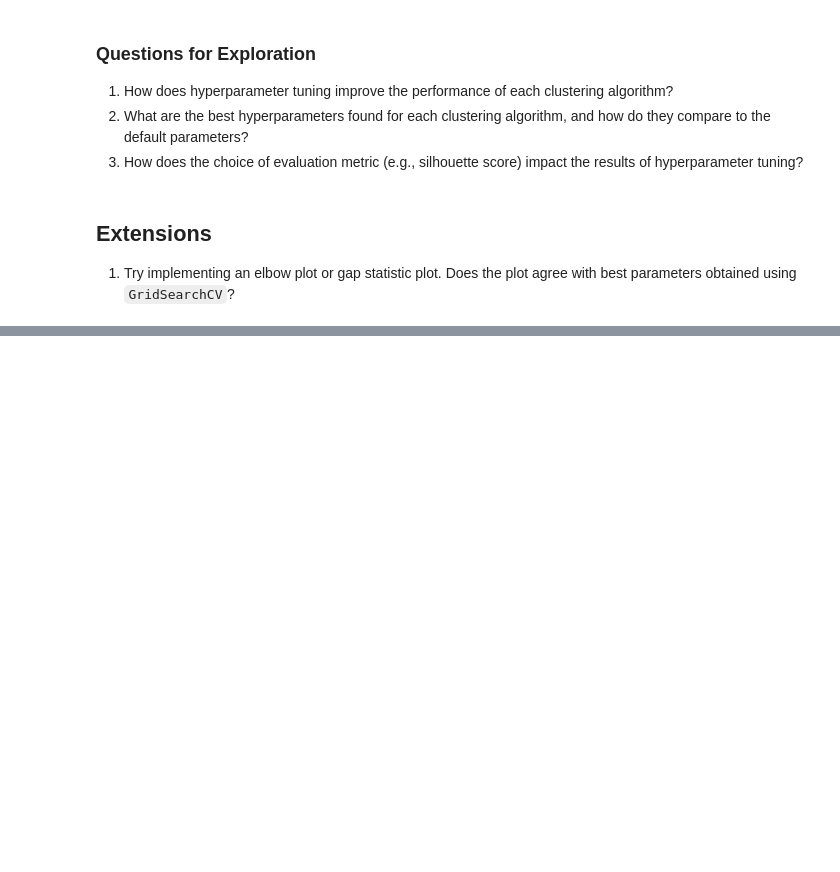
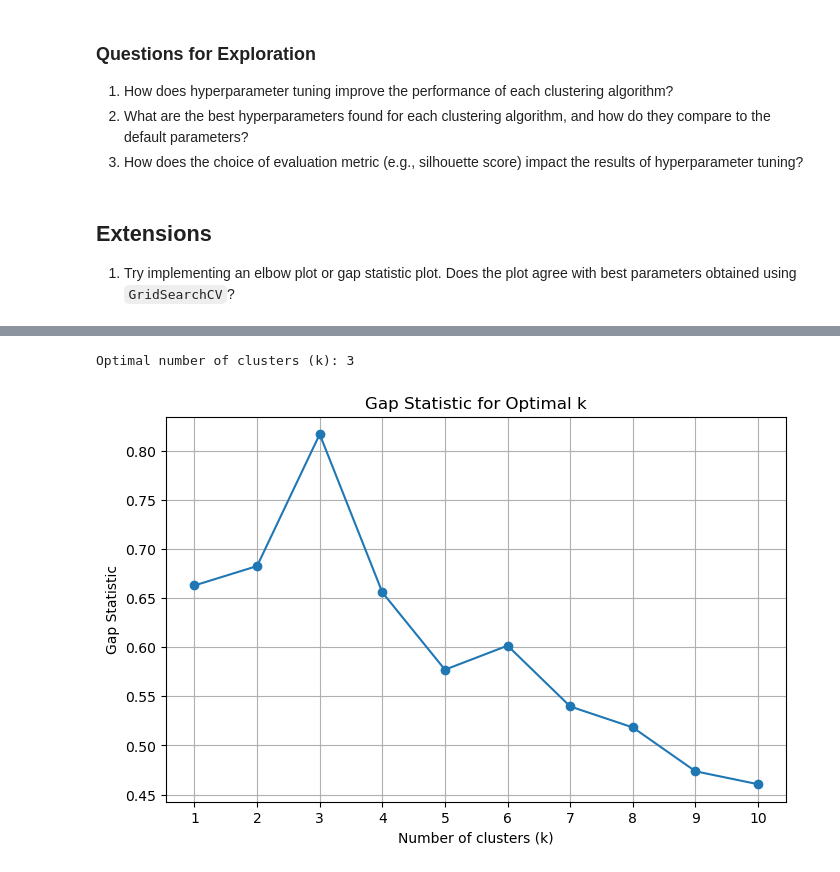
Before and after one commit to codewithprags/BINF-5007-Materials, a Jupyter notebook: Labs/lab5/Lab5.ipynb, the cells around one changed output, grey strips where cells are left out. Saved outputs shown, nothing was run; the diff lists cells and outputs as text; code cells hidden in the pictures; blank space fills up the shorter version.

```diff
--- a/Labs/lab5/Lab5.ipynb
+++ b/Labs/lab5/Lab5.ipynb
@@ -361,0 +376,78 @@ The **Gap Statistic Plot** compares the clustering structure in real data to a *
+# %%
+# GAP STATISTIC PLOT
+
+def compute_gap_statistic(X, max_k=10, n_references=10):
+    """
+    Compute the Gap Statistic for k-Means clustering.
+
+    Parameters:
+    X : array-like, shape (n_samples, n_features)
+        The input data points.
+    max_k : int, optional, default=10
+        The maximum number of clusters to consider.
+    n_references : int, optional, default=10
+        The number of reference datasets to generate.
+
+    Returns:
+    tuple: (gap_values, optimal_k)
+        gap_values : list of gap statistics for each k.
+        optimal_k : int, the optimal number of clusters.
+    """
+    gap_values = []
+    wcss_values = []
+    reference_wcss_values = []
+
+    # Generate reference datasets
+    for k in range(1, max_k + 1):
+        kmeans = KMeans(n_clusters=k, random_state=42)
+        kmeans.fit(X)
+        wcss = kmeans.inertia_
+        wcss_values.append(wcss)
+
+        ref_wcss = []
+        for _ in range(n_references):
+            # Generate random reference data
+            random_data = np.random.uniform(X.min(axis=0), X.max(axis=0), size=X.shape)
+            kmeans_ref = KMeans(n_clusters=k, random_state=42)
+            kmeans_ref.fit(random_data)
+            ref_wcss.append(kmeans_ref.inertia_)
+        reference_wcss_values.append(np.mean(ref_wcss))
+
+        # Compute the gap statistic
+        gap = np.log(np.mean(ref_wcss)) - np.log(wcss)
+        gap_values.append(gap)
+
+    # Determine the optimal k (where gap statistic is maximized)
+    optimal_k = np.argmax(gap_values) + 1
+
+    return gap_values, optimal_k
+
+def plot_gap_statistic(gap_values, max_k):
+    """
+    Plot the Gap Statistic for k-Means clustering.
+
+    Parameters:
+    gap_values : list of gap statistics for each k.
+    max_k : int
+        The maximum number of clusters considered.
+
+    Returns:
+    None
+    """
+    plt.figure(figsize=(8, 5))
+    plt.plot(range(1, max_k + 1), gap_values, marker='o')
+    plt.title('Gap Statistic for Optimal k')
+    plt.xlabel('Number of clusters (k)')
+    plt.ylabel('Gap Statistic')
+    plt.xticks(range(1, max_k + 1))
+    plt.grid()
+    plt.show()
+
+# Example usage:
+X, y = make_blobs(n_samples=300, centers=4, cluster_std=4, random_state=42)
+gap_values, optimal_k = compute_gap_statistic(X, max_k=10, n_references=10)
+print(f"Optimal number of clusters (k): {optimal_k}")
+plot_gap_statistic(gap_values, max_k=10)
+# %% [output]
+Optimal number of clusters (k): 3
+[figure, added]
```
Also changed, not shown: parts of 14 cells of this notebook, 2 other files.
